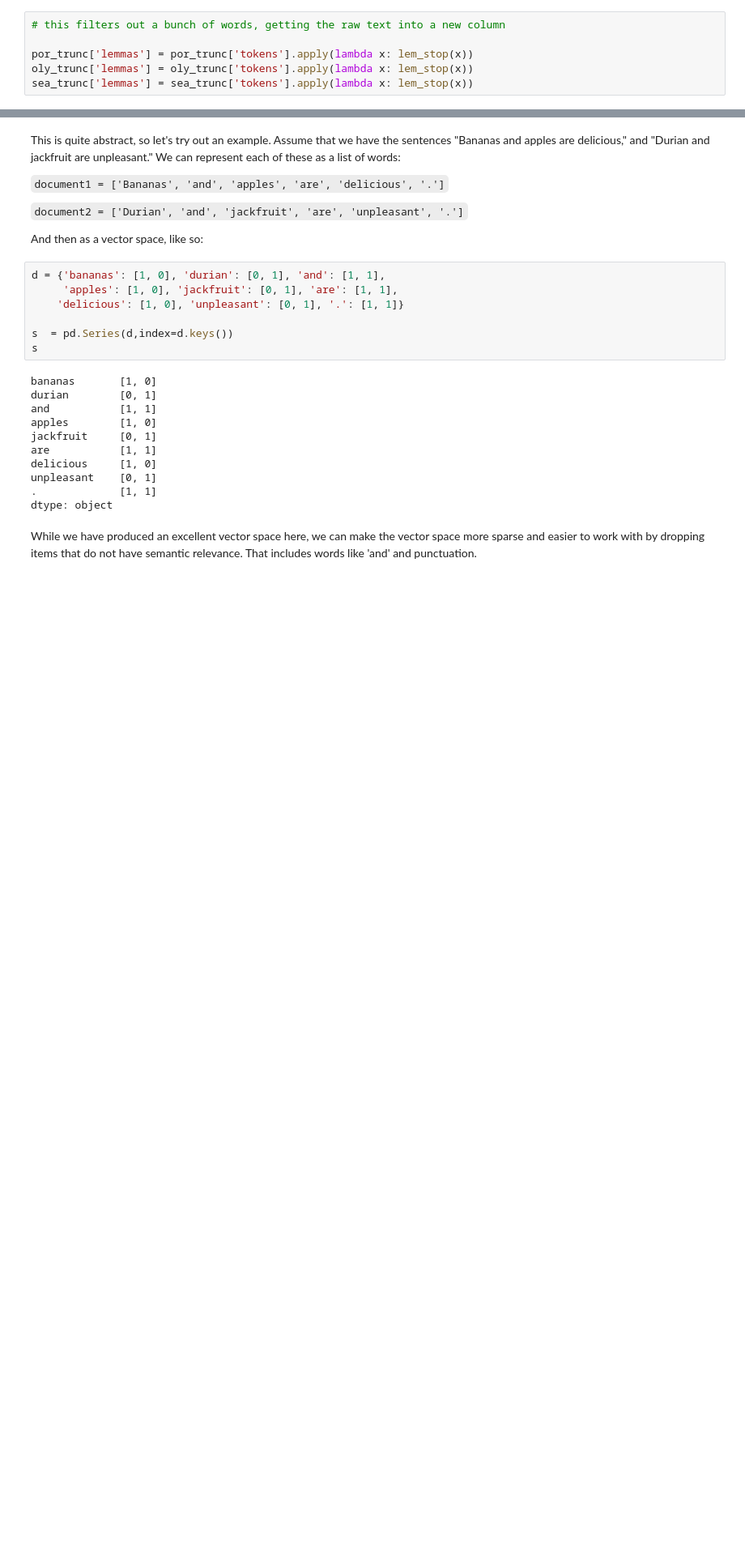
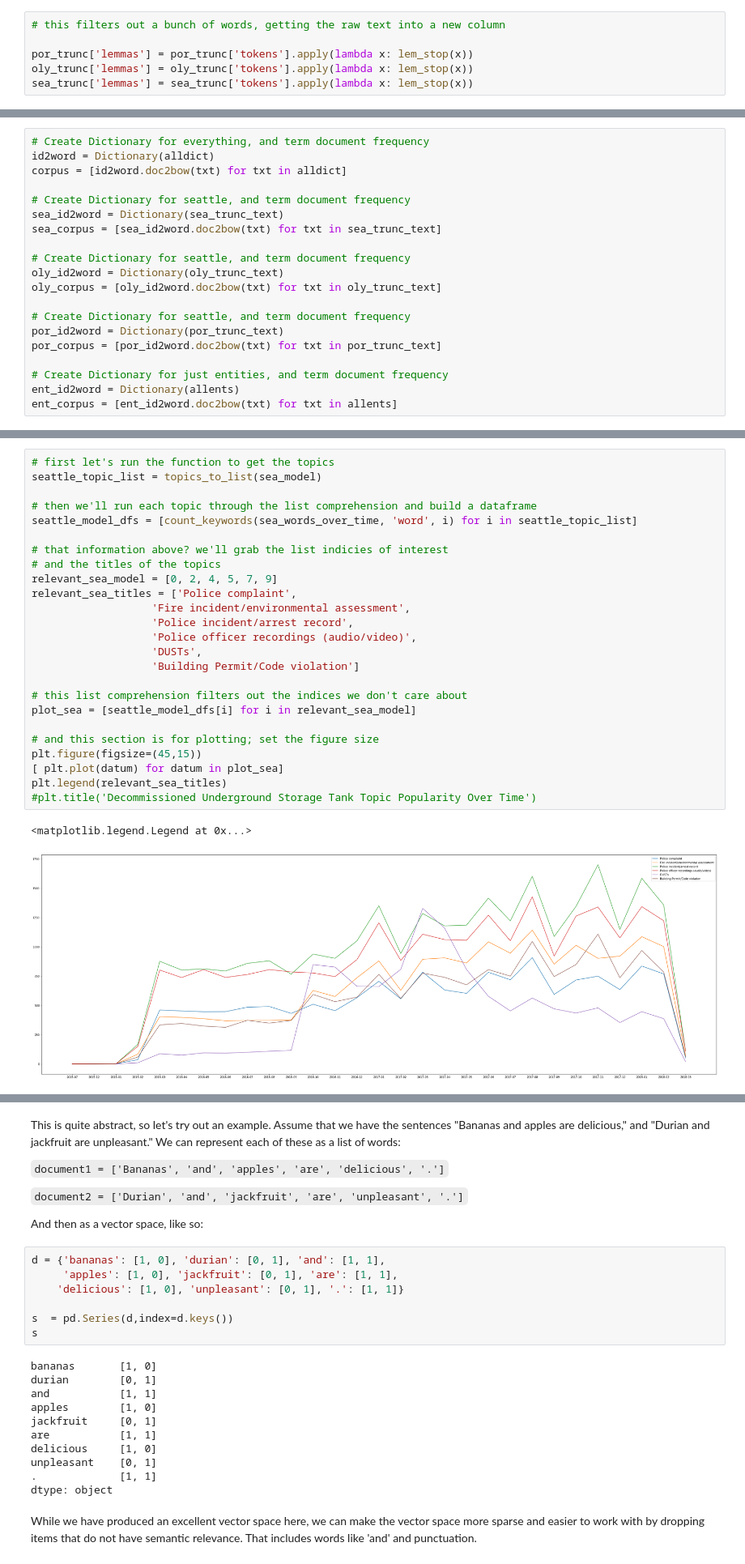
Before and after one commit to OpenDataLiteracy/OpenDataAlliance-KM, a Jupyter notebook: NLP on PRR.ipynb, the cells around one changed output, grey strips where cells are left out. Shown at 81% size. Drawn from its saved outputs; the diff is of its cells as text; blank space fills up the shorter version.

```diff
--- a/NLP on PRR.ipynb
+++ b/NLP on PRR.ipynb
@@ -544,0 +768,20 @@ everything_model = ldamodel.LdaModel(corpus,
+# %%
+# Create Dictionary for everything, and term document frequency
+id2word = Dictionary(alldict)
+corpus = [id2word.doc2bow(txt) for txt in alldict]
+
+# Create Dictionary for seattle, and term document frequency
+sea_id2word = Dictionary(sea_trunc_text)
+sea_corpus = [sea_id2word.doc2bow(txt) for txt in sea_trunc_text]
+
+# Create Dictionary for seattle, and term document frequency
+oly_id2word = Dictionary(oly_trunc_text)
+oly_corpus = [oly_id2word.doc2bow(txt) for txt in oly_trunc_text]
+
+# Create Dictionary for seattle, and term document frequency
+por_id2word = Dictionary(por_trunc_text)
+por_corpus = [por_id2word.doc2bow(txt) for txt in por_trunc_text]
+
+# Create Dictionary for just entities, and term document frequency
+ent_id2word = Dictionary(allents)
+ent_corpus = [ent_id2word.doc2bow(txt) for txt in allents]
@@ -567,0 +1090,28 @@ pp.pprint(everything_model.print_topics())
+# %%
+# first let's run the function to get the topics
+seattle_topic_list = topics_to_list(sea_model)
+
+# then we'll run each topic through the list comprehension and build a dataframe
+seattle_model_dfs = [count_keywords(sea_words_over_time, 'word', i) for i in seattle_topic_list]
+
+# that information above? we'll grab the list indicies of interest
+# and the titles of the topics
+relevant_sea_model = [0, 2, 4, 5, 7, 9]
+relevant_sea_titles = ['Police complaint',
+                   'Fire incident/environmental assessment',
+                   'Police incident/arrest record',
+                   'Police officer recordings (audio/video)',
+                   'DUSTs',
+                   'Building Permit/Code violation']
+
+# this list comprehension filters out the indices we don't care about
+plot_sea = [seattle_model_dfs[i] for i in relevant_sea_model]
+
+# and this section is for plotting; set the figure size
+plt.figure(figsize=(45,15))
+[ plt.plot(datum) for datum in plot_sea]
+plt.legend(relevant_sea_titles)
+#plt.title('Decommissioned Underground Storage Tank Topic Popularity Over Time')
+# %% [output]
+<matplotlib.legend.Legend at 0x...>
+[figure, added]
```
Also changed, not shown: parts of 103 cells of this notebook.
